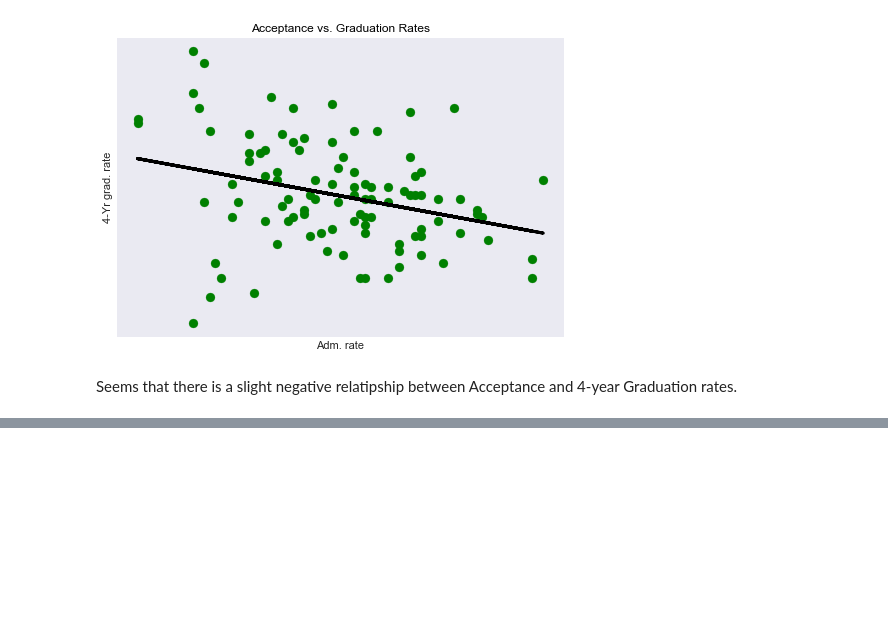
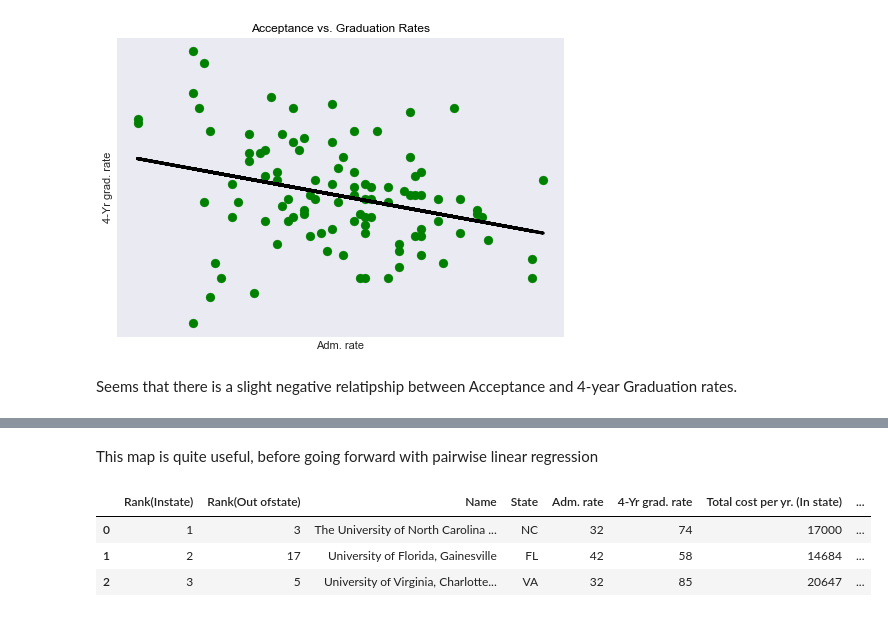
Before and after one commit to mesolmaz/KiplingerPublicCollegeRanking2011, a Jupyter notebook: KiplingerCollegeRankings_EDA.ipynb, the cells around one changed output, grey strips where cells are left out. Saved outputs shown, nothing was run; the diff lists cells and outputs as text; code cells hidden in the pictures; blank space fills up the shorter version.

```diff
--- a/KiplingerCollegeRankings_EDA.ipynb
+++ b/KiplingerCollegeRankings_EDA.ipynb
@@ -160,0 +182,9 @@ Seems that there is a slight negative relatipship between Acceptance and 4-year
+# %% [markdown]
+This map is quite useful, before going forward with pairwise linear regression
+# %%
+scorecard.iloc[:5].head(3)
+# %% [output]
+|  | Rank(Instate) | Rank(Out ofstate) | Name | State | Adm. rate | 4-Yr grad. rate | Total cost per yr. (In state) | ... |
+| 0 | 1 | 3 | The University of North Carolina ... | NC | 32 | 74 | 17000 | ... |
+| 1 | 2 | 17 | University of Florida, Gainesville | FL | 42 | 58 | 14684 | ... |
+| 2 | 3 | 5 | University of Virginia, Charlotte... | VA | 32 | 85 | 20647 | ... |
```
Also changed, not shown: parts of 20 cells of this notebook.
